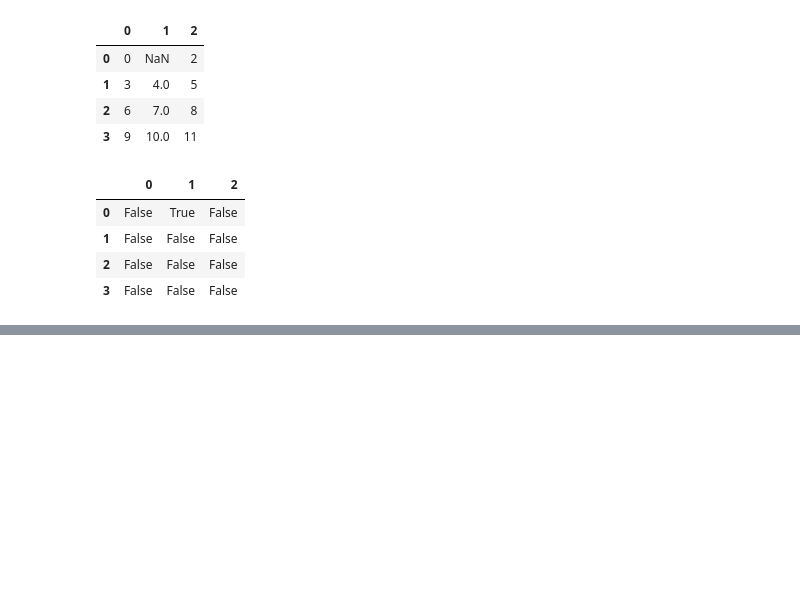
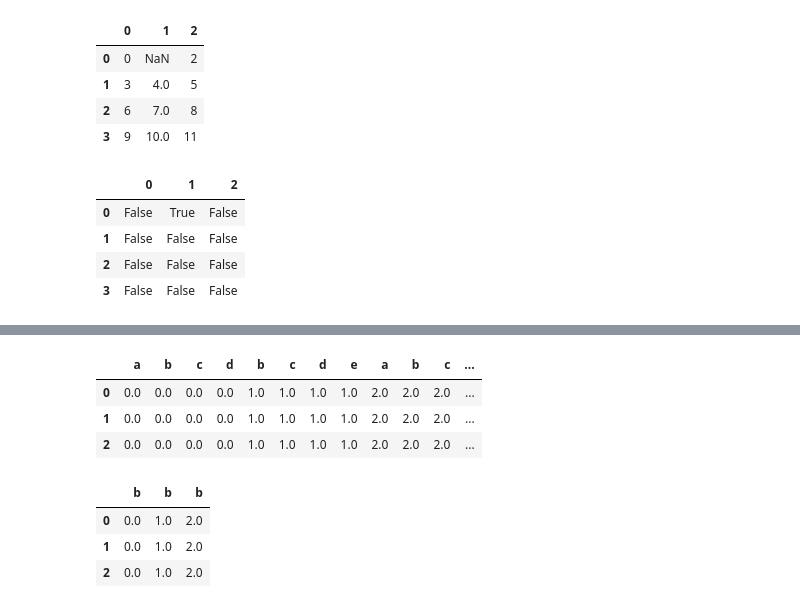
Before and after one commit to XiaoYueSean/PythonStudy, a Jupyter notebook: 2. Python 数据分析/Pandas/pandas_basic.ipynb, the cells around one changed output, grey strips where cells are left out. Cells and saved outputs as stored; diff of their text form; code cells hidden in the pictures; blank space fills up the shorter version.

```diff
--- a/2. Python 数据分析/Pandas/pandas_basic.ipynb
+++ b/2. Python 数据分析/Pandas/pandas_basic.ipynb
@@ -362,0 +399,16 @@ tmp_df1.isnull()
+# %%
+# axis=1 对列进行合并，有重复的列出现
+pd_cat = pd.concat([con_df1,con_df2,con_df3], axis=1)
+
+pd_cat
+
+pd_cat['b']
+# %% [output]
+|  | a | b | c | d | b | c | d | e | a | b | c | ... |
+| 0 | 0.0 | 0.0 | 0.0 | 0.0 | 1.0 | 1.0 | 1.0 | 1.0 | 2.0 | 2.0 | 2.0 | ... |
+| 1 | 0.0 | 0.0 | 0.0 | 0.0 | 1.0 | 1.0 | 1.0 | 1.0 | 2.0 | 2.0 | 2.0 | ... |
+| 2 | 0.0 | 0.0 | 0.0 | 0.0 | 1.0 | 1.0 | 1.0 | 1.0 | 2.0 | 2.0 | 2.0 | ... |
+|  | b | b | b |
+| 0 | 0.0 | 1.0 | 2.0 |
+| 1 | 0.0 | 1.0 | 2.0 |
+| 2 | 0.0 | 1.0 | 2.0 |
```
Also changed, not shown: parts of 24 cells of this notebook, 1 other file.
